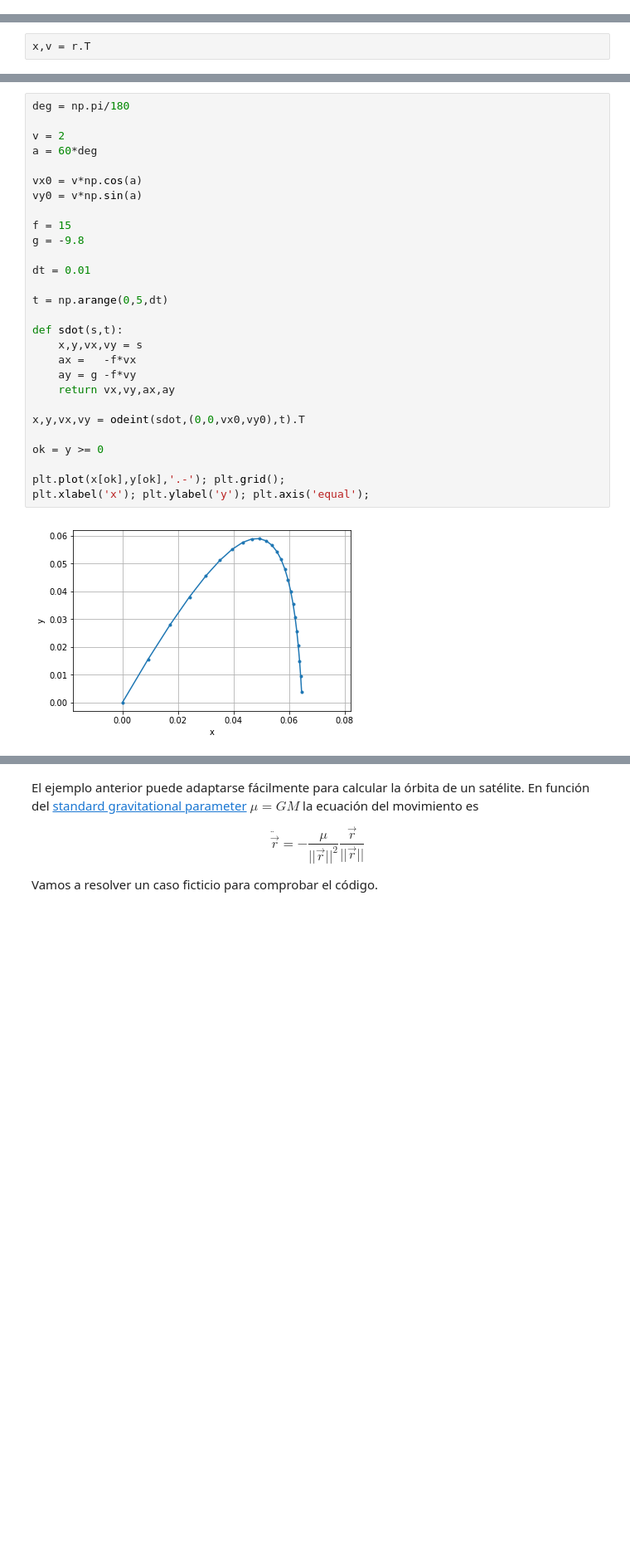
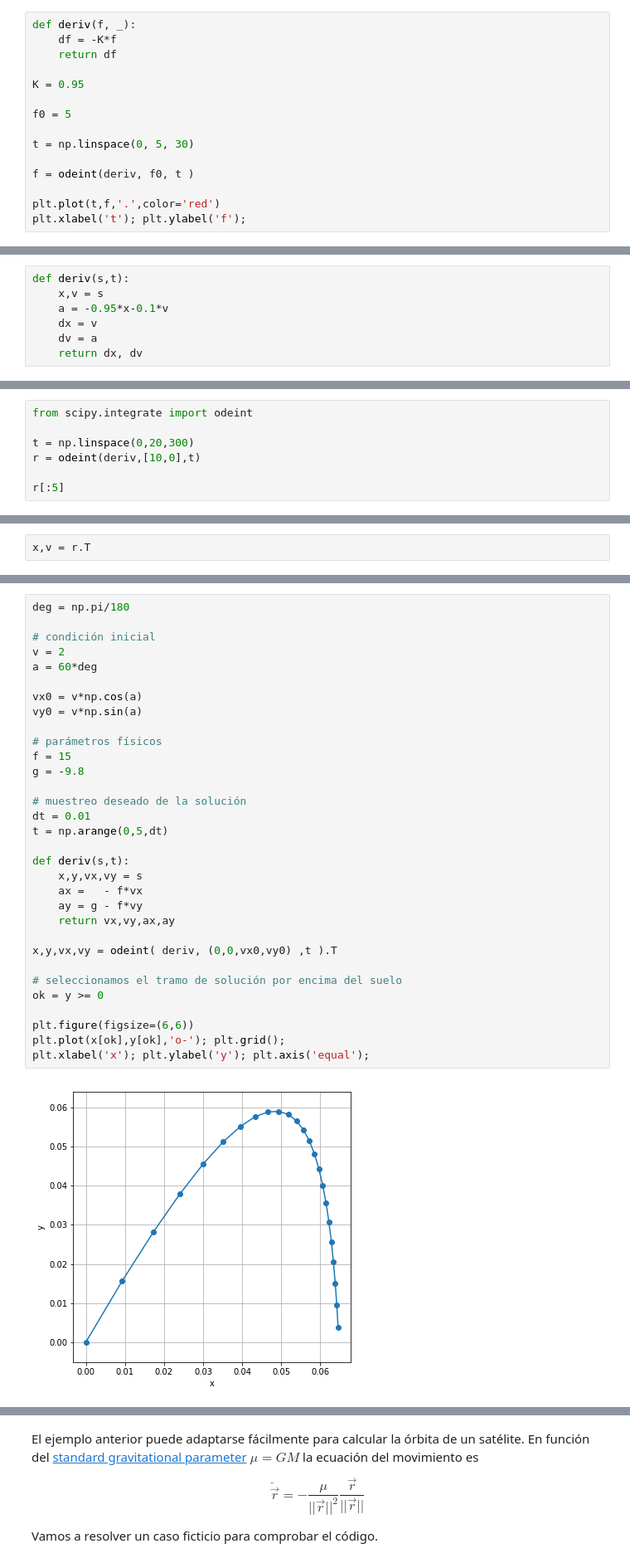
Before and after one commit to albertoruiz/inforfis, a Jupyter notebook: notebooks/euler.ipynb, the cells around one changed output, grey strips where cells are left out. Shown at 83% size. Drawn from its saved outputs; the diff is of its cells as text; blank space fills up the shorter version.

```diff
--- a/notebooks/euler.ipynb
+++ b/notebooks/euler.ipynb
@@ -270,0 +143,15 @@ array([[10.        ,  0.        ],
+# %%
+def deriv(f, _):
+    df = -K*f
+    return df
+
+K = 0.95
+
+f0 = 5
+
+t = np.linspace(0, 5, 30)
+
+f = odeint(deriv, f0, t )
+
+plt.plot(t,f,'.',color='red')
+plt.xlabel('t'); plt.ylabel('f');
@@ -270,0 +249,7 @@ array([[10.        ,  0.        ],
+# %%
+def deriv(s,t):
+    x,v = s
+    a = -0.95*x-0.1*v
+    dx = v
+    dv = a
+    return dx, dv
@@ -270,0 +258,7 @@ array([[10.        ,  0.        ],
+# %%
+from scipy.integrate import odeint
+
+t = np.linspace(0,20,300)
+r = odeint(deriv,[10,0],t)
+
+r[:5]
@@ -297,30 +305,34 @@ En este caso el sistema de dos ecuaciones y orden dos se tiene que expresar como
 # %%
 deg = np.pi/180
 
+# condición inicial
 v = 2
 a = 60*deg
 
 vx0 = v*np.cos(a)
 vy0 = v*np.sin(a)
 
+# parámetros físicos
 f = 15
 g = -9.8
 
+# muestreo deseado de la solución
 dt = 0.01
-
 t = np.arange(0,5,dt)
 
-def sdot(s,t):
+def deriv(s,t):
     x,y,vx,vy = s
-    ax =   -f*vx
-    ay = g -f*vy
+    ax =   - f*vx
+    ay = g - f*vy
     return vx,vy,ax,ay
 
-x,y,vx,vy = odeint(sdot,(0,0,vx0,vy0),t).T
+x,y,vx,vy = odeint( deriv, (0,0,vx0,vy0) ,t ).T
 
+# seleccionamos el tramo de solución por encima del suelo
 ok = y >= 0
 
-plt.plot(x[ok],y[ok],'.-'); plt.grid();
+plt.figure(figsize=(6,6))
+plt.plot(x[ok],y[ok],'o-'); plt.grid();
 plt.xlabel('x'); plt.ylabel('y'); plt.axis('equal');
 # %% [output]
-[figure, old version]
+[figure, new version]
```
Also changed, not shown: parts of 95 cells of this notebook, 53 other files.
